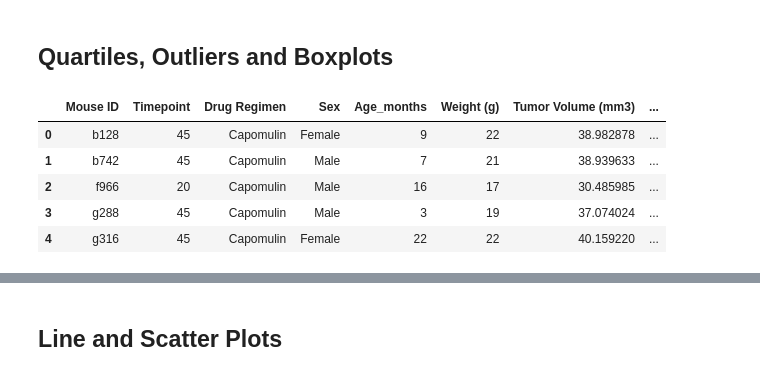
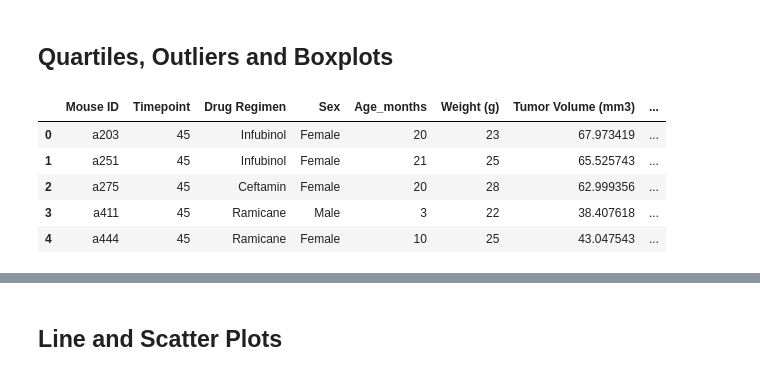
Before and after one commit to StephanieMcNutt/matplotlib_challenge, a Jupyter notebook: main.ipynb, the cells around one changed output, grey strips where cells are left out. Saved outputs shown, nothing was run; the diff lists cells and outputs as text; code cells hidden in the pictures.

```diff
--- a/main.ipynb
+++ b/main.ipynb
@@ -226,13 +221,17 @@ ceftamin_df = clean_df.loc[clean_df["Drug Regimen"] == "Ceftamin"]
 # %%
-#Creat the capomulin data frame
-capomulin_last = capomulin_df.groupby("Mouse ID").max()['Timepoint']
-capomulin_last_df = pd.DataFrame(capomulin_last)
-capomulin_merge = pd.merge(capomulin_last_df, clean_df, on=("Mouse ID", "Timepoint"), how='left')
-capomulin_merge.head()
+##Create one database
+drugs_df = clean_df.loc[(clean_df['Drug Regimen'] == "Capomulin")
+                              | (clean_df['Drug Regimen'] == "Ramicane")
+                              | (clean_df['Drug Regimen'] == "Infubinol")
+                              | (clean_df['Drug Regimen'] == "Ceftamin")]
+drugs_last = drugs_df.groupby("Mouse ID").max()['Timepoint']
+drugs_last_df = pd.DataFrame(drugs_last)
+drugs_merge = pd.merge(drugs_last_df, clean_df, on=("Mouse ID", "Timepoint"), how='left')
+drugs_merge.head()
 # %% [output]
 |  | Mouse ID | Timepoint | Drug Regimen | Sex | Age_months | Weight (g) | Tumor Volume (mm3) | ... |
-| 0 | b128 | 45 | Capomulin | Female | 9 | 22 | 38.982878 | ... |
-| 1 | b742 | 45 | Capomulin | Male | 7 | 21 | 38.939633 | ... |
-| 2 | f966 | 20 | Capomulin | Male | 16 | 17 | 30.485985 | ... |
-| 3 | g288 | 45 | Capomulin | Male | 3 | 19 | 37.074024 | ... |
-| 4 | g316 | 45 | Capomulin | Female | 22 | 22 | 40.159220 | ... |
+| 0 | a203 | 45 | Infubinol | Female | 20 | 23 | 67.973419 | ... |
+| 1 | a251 | 45 | Infubinol | Female | 21 | 25 | 65.525743 | ... |
+| 2 | a275 | 45 | Ceftamin | Female | 20 | 28 | 62.999356 | ... |
+| 3 | a411 | 45 | Ramicane | Male | 3 | 22 | 38.407618 | ... |
+| 4 | a444 | 45 | Ramicane | Female | 10 | 25 | 43.047543 | ... |
```
Also changed, not shown: parts of 6 cells of this notebook, 1 other file.
